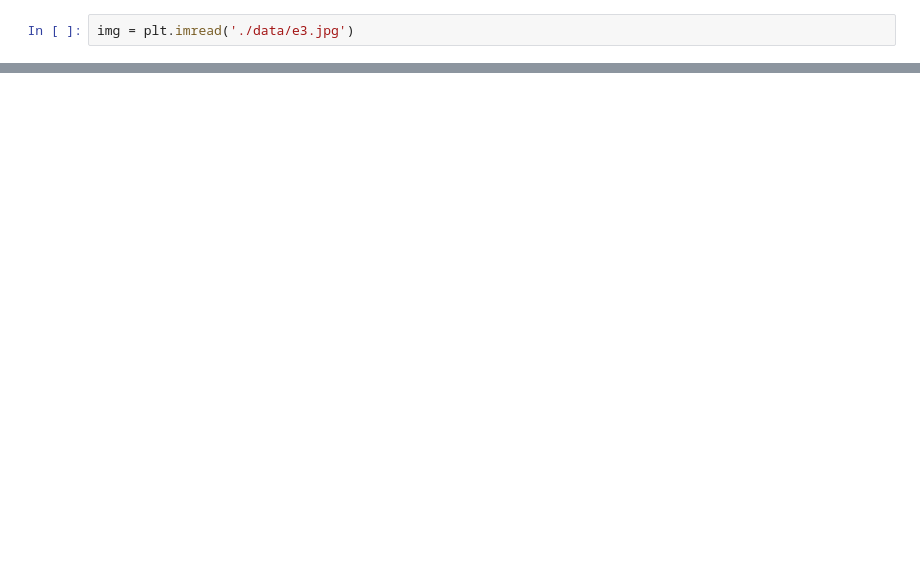
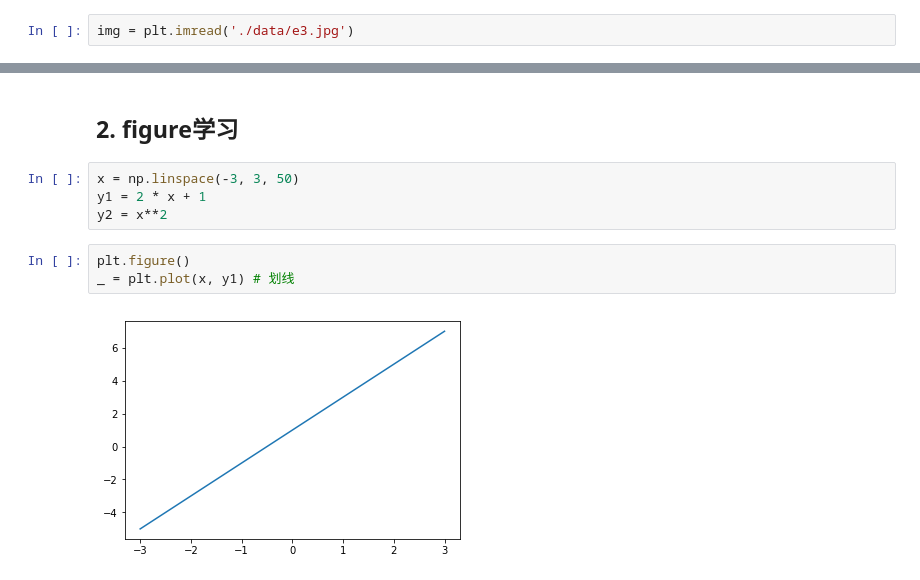
Before and after one commit to itisianlee/self-tools, a Jupyter notebook: matplotlib-subplot-image-show.ipynb, the cells around one changed output, grey strips where cells are left out. Cells and saved outputs as stored; diff of their text form; blank space fills up the shorter version.

```diff
--- a/matplotlib-subplot-image-show.ipynb
+++ b/matplotlib-subplot-image-show.ipynb
@@ -31,0 +46,11 @@ plt.show()
+# %% [markdown]
+## 2. figure学习
+# %%
+x = np.linspace(-3, 3, 50)
+y1 = 2 * x + 1
+y2 = x**2
+# %%
+plt.figure()
+_ = plt.plot(x, y1) # 划线
+# %% [output]
+[figure, added]
```
Also changed, not shown: parts of 19 cells of this notebook.
